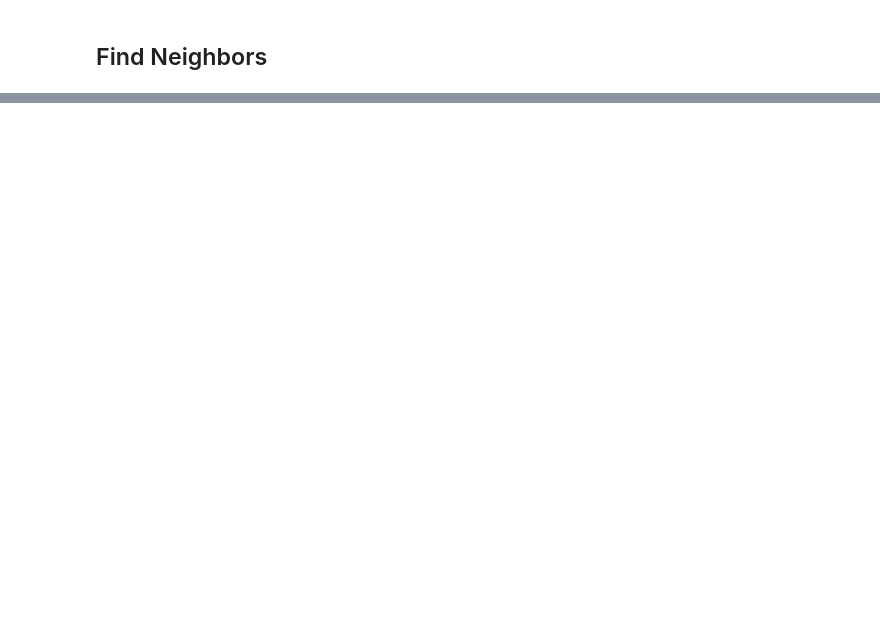
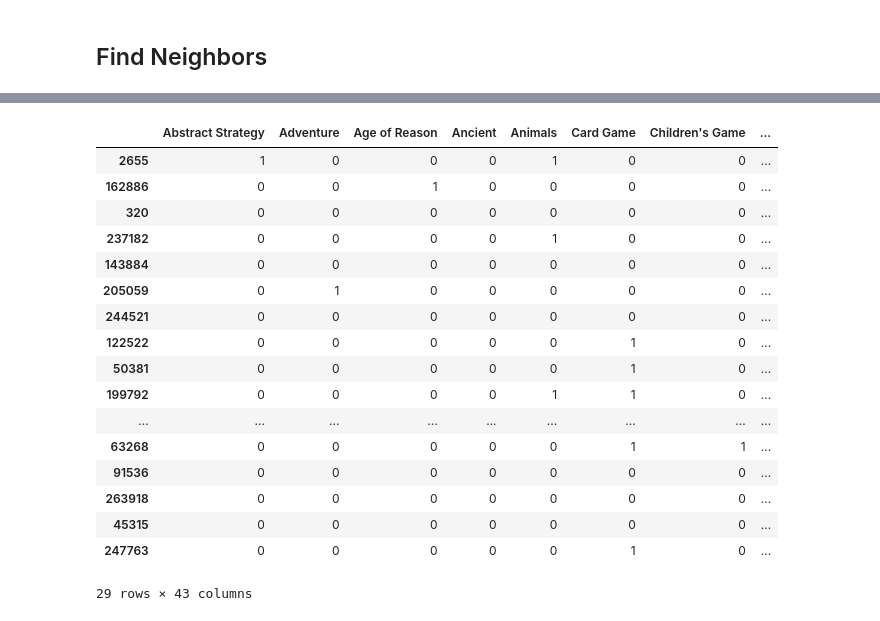
Before and after one commit to bripui/board_game_recommender, a Jupyter notebook: notebooks/Recommenders.ipynb, the cells around one changed output, grey strips where cells are left out. Drawn from its saved outputs; the diff is of its cells as text; code cells hidden in the pictures; blank space fills up the shorter version.

```diff
--- a/notebooks/Recommenders.ipynb
+++ b/notebooks/Recommenders.ipynb
@@ -142,0 +208,2 @@ boardgames.loc[neighbor_taste[played_filter].index]['name'].tolist()
+# %%
+boardgames_ext['id'] = boardgames['id']
@@ -142,0 +219,2 @@ boardgames.loc[neighbor_taste[played_filter].index]['name'].tolist()
+# %%
+boardgames_ext = boardgames_ext.set_index('id')
@@ -142,0 +236,50 @@ boardgames.loc[neighbor_taste[played_filter].index]['name'].tolist()
+# %%
+def values_to_list(df, column_name):
+    categories = []
+    for i in df[df[column_name].notna()].iterrows():
+        categories = categories + i[1][column_name].split(', ')
+    categories = list(dict.fromkeys(categories))
+    categories.sort()
+    return categories
+# %%
+def ohe_user_boardgames(user_name, column, weight=True):
+    games_ohe={}
+    user_id = users[users['user_name']==user_name]['user_id'].tolist()[0]
+    user_ratings = ratings[ratings['user_id']==user_id].set_index('boardgame_id')
+    user_boardgames = boardgames_ext.loc[user_ratings.index]
+    user_boardgames = user_boardgames[user_boardgames[column].notna()]
+    user_categories = values_to_list(user_boardgames, 'categories')
+    for i in user_boardgames.iterrows():
+        game_vector = [0]*len(user_categories)
+        for c in i[1][column].split(', '):
+            index = user_categories.index(c)
+            if weight == True:
+                game_vector[index]=1 * user_ratings.loc[i[0]]['ratings']
+            else:
+                game_vector[index]=1
+        games_ohe[i[0]] = game_vector
+    df = pd.DataFrame(games_ohe)
+    df = df.transpose()
+    df.columns = user_categories
+    return df
+# %%
+ohe_user_boardgames('Ser0', 'categories', weight=False)
+# %% [output]
+|  | Abstract Strategy | Adventure | Age of Reason | Ancient | Animals | Card Game | Children's Game | ... |
+| 2655 | 1 | 0 | 0 | 0 | 1 | 0 | 0 | ... |
+| 162886 | 0 | 0 | 1 | 0 | 0 | 0 | 0 | ... |
+| 320 | 0 | 0 | 0 | 0 | 0 | 0 | 0 | ... |
+| 237182 | 0 | 0 | 0 | 0 | 1 | 0 | 0 | ... |
+| 143884 | 0 | 0 | 0 | 0 | 0 | 0 | 0 | ... |
+| 205059 | 0 | 1 | 0 | 0 | 0 | 0 | 0 | ... |
+| 244521 | 0 | 0 | 0 | 0 | 0 | 0 | 0 | ... |
+| 122522 | 0 | 0 | 0 | 0 | 0 | 1 | 0 | ... |
+| 50381 | 0 | 0 | 0 | 0 | 0 | 1 | 0 | ... |
+| 199792 | 0 | 0 | 0 | 0 | 1 | 1 | 0 | ... |
+| ... | ... | ... | ... | ... | ... | ... | ... | ... |
+| 63268 | 0 | 0 | 0 | 0 | 0 | 1 | 1 | ... |
+| 91536 | 0 | 0 | 0 | 0 | 0 | 0 | 0 | ... |
+| 263918 | 0 | 0 | 0 | 0 | 0 | 0 | 0 | ... |
+| 45315 | 0 | 0 | 0 | 0 | 0 | 0 | 0 | ... |
+| 247763 | 0 | 0 | 0 | 0 | 0 | 1 | 0 | ... |
+29 rows × 43 columns
```
Also changed, not shown: parts of 27 cells of this notebook, 2 other files.
